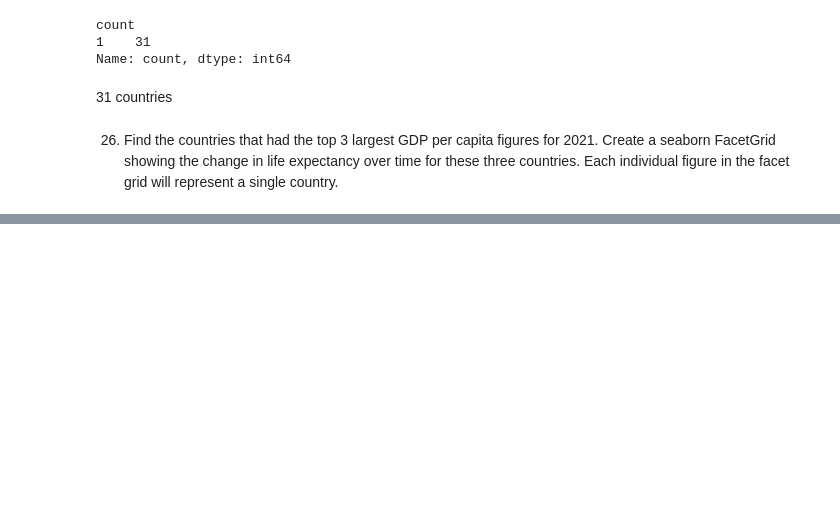
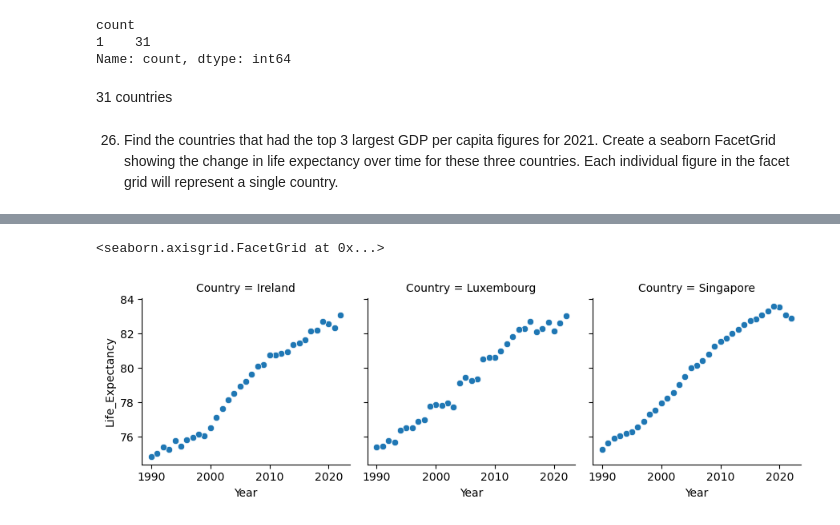
Before and after one commit to nss-data-science-cohort-8/un-exploration-Jorgen85Lex, a Jupyter notebook: notebooks/UN_Data_Exploration.ipynb, the cells around one changed output, grey strips where cells are left out. Drawn from its saved outputs; the diff is of its cells as text; code cells hidden in the pictures; blank space fills up the shorter version.

```diff
--- a/notebooks/UN_Data_Exploration.ipynb
+++ b/notebooks/UN_Data_Exploration.ipynb
@@ -614,0 +622,3 @@ Name: count, dtype: int64
+# %%
+gdp_largest_2021 = gdp_le[gdp_le['Country'].isin(["Luxembourg", "Singapore", "Ireland"])]
+gdp_largest_2021
@@ -614,0 +655,5 @@ Name: count, dtype: int64
+# %%
+sns.FacetGrid(gdp_largest_2021, col= "Country").map(sns.scatterplot,'Year','Life_Expectancy')
+# %% [output]
+<seaborn.axisgrid.FacetGrid at 0x...>
+[figure, added]
```
Also changed, not shown: parts of 17 cells of this notebook.
